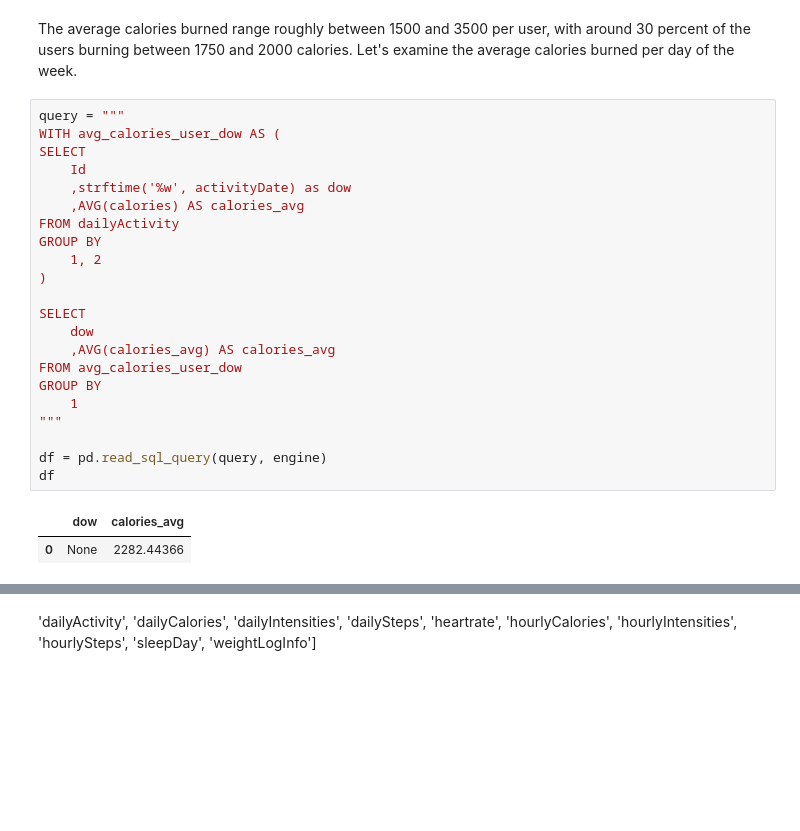
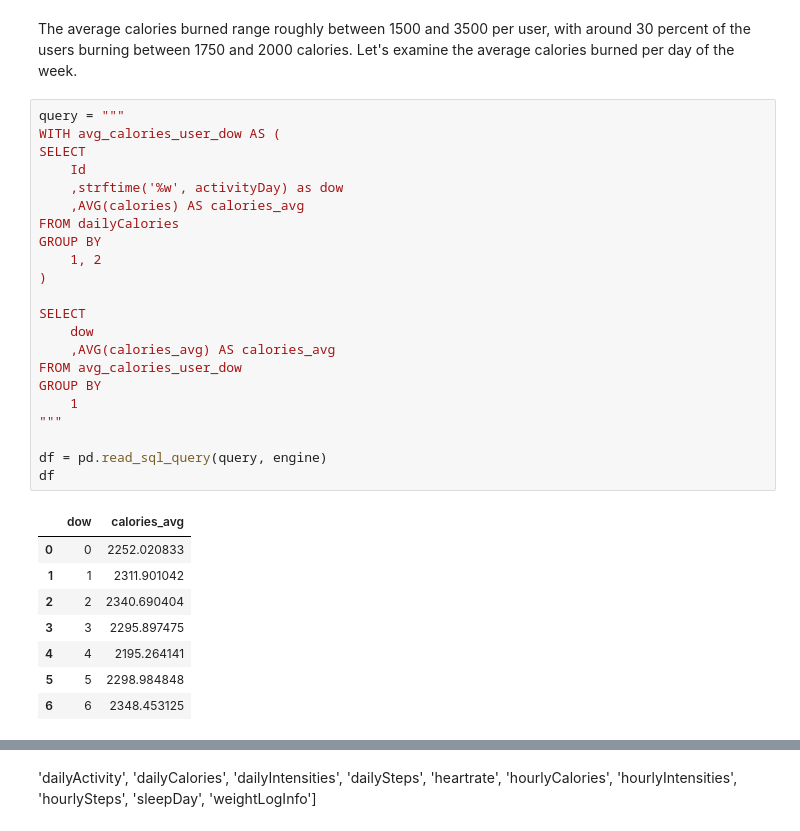
Before and after one commit to roxannardgz/bellabeat, a Jupyter notebook: Bellabeat Analysis.ipynb, the cells around one changed output, grey strips where cells are left out. Saved outputs shown, nothing was run; the diff lists cells and outputs as text; blank space fills up the shorter version.

```diff
--- a/Bellabeat Analysis.ipynb
+++ b/Bellabeat Analysis.ipynb
@@ -313,25 +335,31 @@ The average calories burned range roughly between 1500 and 3500 per user, with a
 # %%
 query = """
 WITH avg_calories_user_dow AS (
 SELECT
     Id
-    ,strftime('%w', activityDate) as dow
+    ,strftime('%w', activityDay) as dow
     ,AVG(calories) AS calories_avg
-FROM dailyActivity
+FROM dailyCalories
 GROUP BY
     1, 2
 )
 
 SELECT
     dow
     ,AVG(calories_avg) AS calories_avg
 FROM avg_calories_user_dow
 GROUP BY
     1
 """
 
 df = pd.read_sql_query(query, engine)
 df
 # %% [output]
 |  | dow | calories_avg |
-| 0 | None | 2282.44366 |
+| 0 | 0 | 2252.020833 |
+| 1 | 1 | 2311.901042 |
+| 2 | 2 | 2340.690404 |
+| 3 | 3 | 2295.897475 |
+| 4 | 4 | 2195.264141 |
+| 5 | 5 | 2298.984848 |
+| 6 | 6 | 2348.453125 |
```
Also changed, not shown: parts of 28 cells of this notebook.
